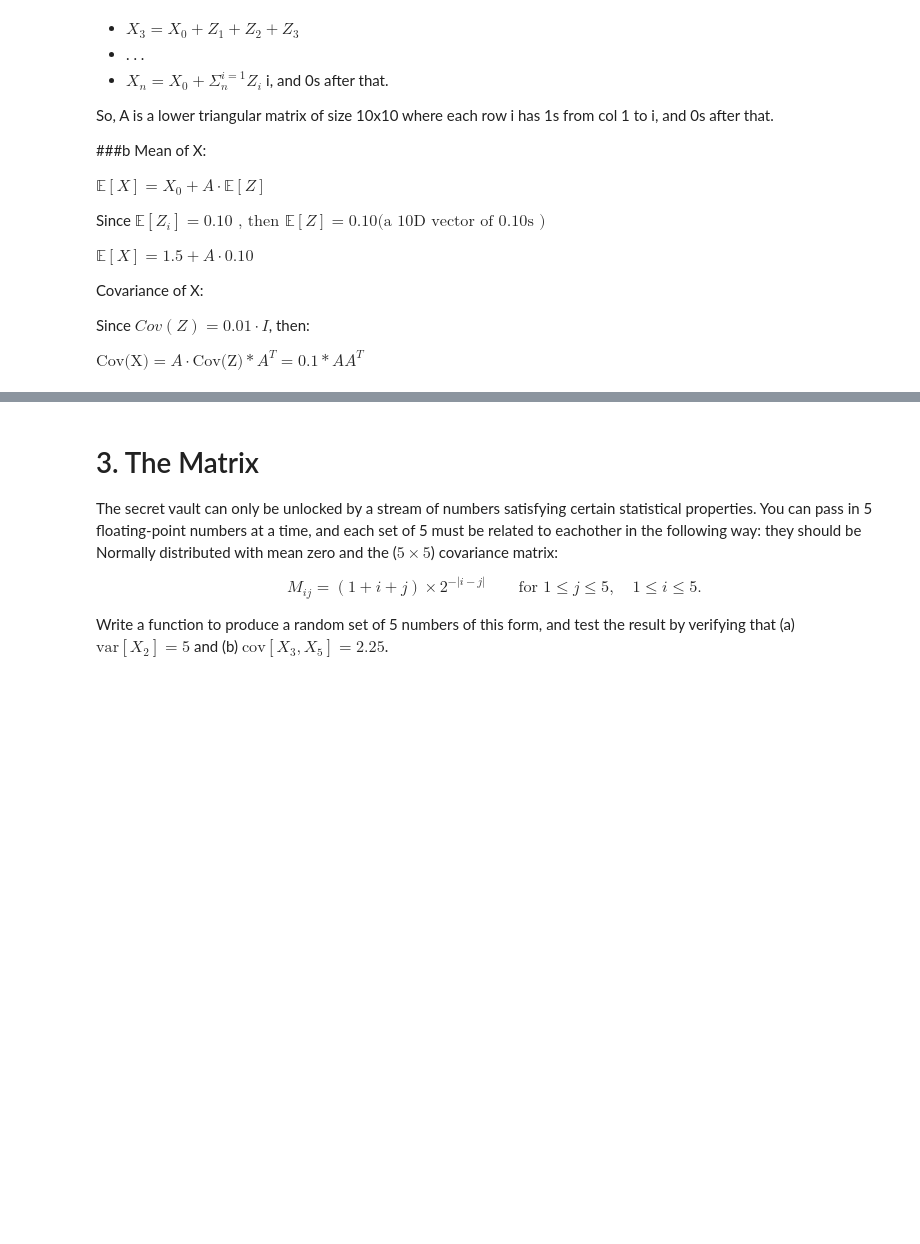
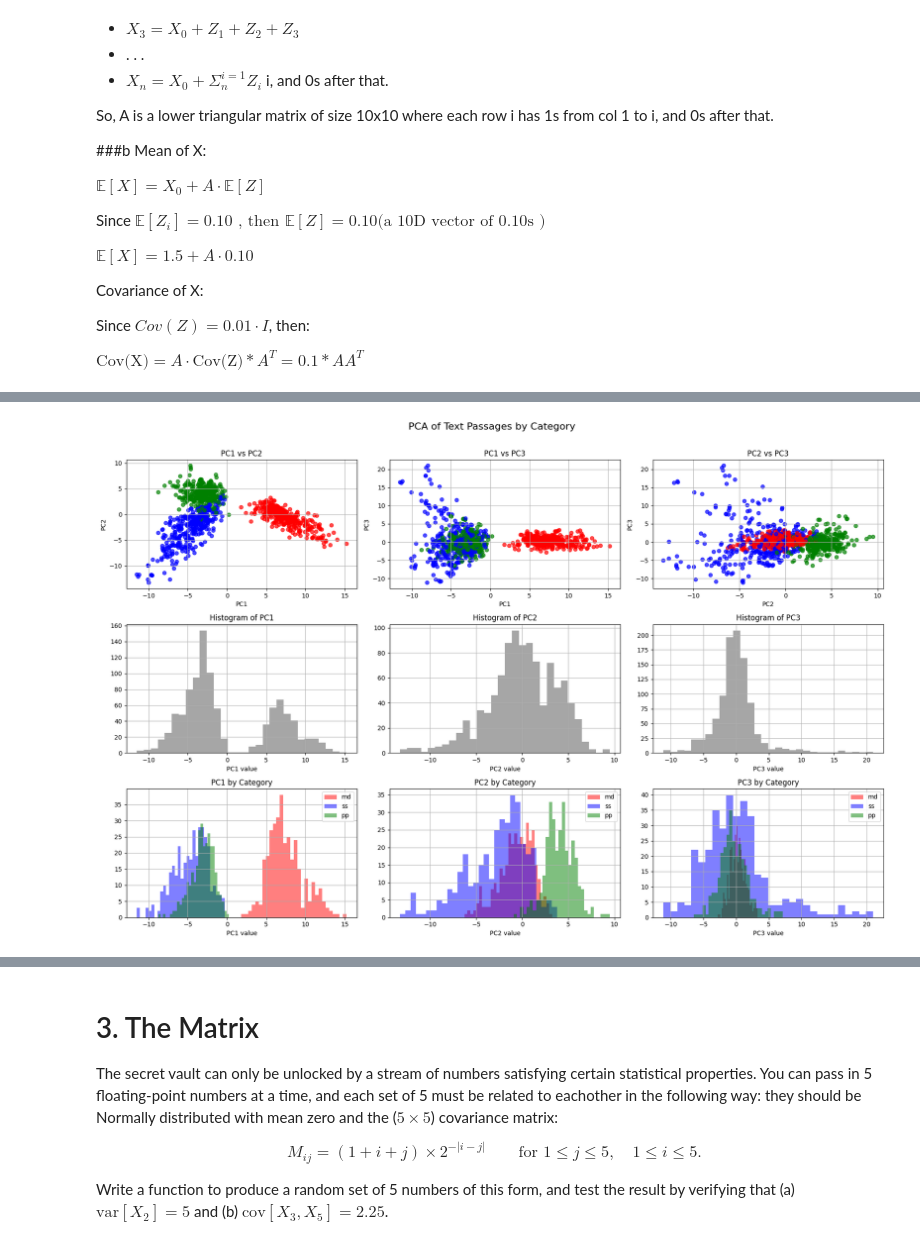
Before and after one commit to vikthebrik/DSCI-MATH-345, a Jupyter notebook: HW6/HW06.ipynb, the cells around one changed output, grey strips where cells are left out. Cells and saved outputs as stored; diff of their text form; code cells hidden in the pictures; blank space fills up the shorter version.

```diff
--- a/HW6/HW06.ipynb
+++ b/HW6/HW06.ipynb
@@ -120,0 +126,76 @@ but you should *use [scikit-learn](https://scikit-learn.org/stable/modules/gener
+# %%
+# Load data
+with open("passages.txt", "r", encoding="utf-8") as f:
+    passages = f.read().strip().split("\n")
+
+labels_df = pd.read_csv("passage_sources.tsv", sep="\t", header=0)
+assert len(passages) == len(labels_df), "Mismatch in data lengths"
+
+labels_df["passage"] = passages
+categories = labels_df["source"]
+
+# Vectorize
+vectorizer = CountVectorizer(stop_words="english", max_features=1000)
+X_counts = vectorizer.fit_transform(labels_df["passage"])
+
+# PCA
+scaler = StandardScaler(with_mean=False)
+pca = PCA(n_components=3)
+X_pca = make_pipeline(scaler, pca).fit_transform(X_counts.toarray())
+explained = pca.explained_variance_ratio_
+
+# Color mapping
+color_map = {"md": "red", "ss": "blue", "pp": "green"}
+colors = categories.map(color_map)
+
+# Set up 3x3 grid
+fig, axes = plt.subplots(3, 3, figsize=(18, 12))
+fig.suptitle("PCA of Text Passages by Category", fontsize=16)
+
+# Row 1: Pairwise Scatter Plots
+axes[0, 0].scatter(X_pca[:, 0], X_pca[:, 1], c=colors, alpha=0.7)
+axes[0, 0].set_title("PC1 vs PC2")
+axes[0, 0].set_xlabel("PC1")
+axes[0, 0].set_ylabel("PC2")
+axes[0, 0].grid(True)
+
+axes[0, 1].scatter(X_pca[:, 0], X_pca[:, 2], c=colors, alpha=0.7)
+axes[0, 1].set_title("PC1 vs PC3")
+axes[0, 1].set_xlabel("PC1")
+axes[0, 1].set_ylabel("PC3")
+axes[0, 1].grid(True)
+
+axes[0, 2].scatter(X_pca[:, 1], X_pca[:, 2], c=colors, alpha=0.7)
+axes[0, 2].set_title("PC2 vs PC3")
+axes[0, 2].set_xlabel("PC2")
+axes[0, 2].set_ylabel("PC3")
+axes[0, 2].grid(True)
+
+# Row 2: Histograms of PCs
+for i in range(3):
+    axes[1, i].hist(X_pca[:, i], bins=30, alpha=0.7, color="gray")
+    axes[1, i].set_title(f"Histogram of PC{i+1}")
+    axes[1, i].set_xlabel(f"PC{i+1} value")
+    axes[1, i].grid(True)
+
+# Row 3: Histograms of PCs split by category
+for i in range(3):
+    for cat, color in color_map.items():
+        mask = (categories == cat).values
+        axes[2, i].hist(X_pca[mask, i], bins=30, alpha=0.5, label=cat, color=color)
+    axes[2, i].set_title(f"PC{i+1} by Category")
+    axes[2, i].set_xlabel(f"PC{i+1} value")
+    axes[2, i].grid(True)
+    axes[2, i].legend()
+
+plt.tight_layout(rect=[0, 0, 1, 0.97])
+plt.show()
+
+# Print explained variance
+print("Explained Variance:")
+print(f"PC1: {explained[0]*100:.2f}%")
+print(f"PC2: {explained[1]*100:.2f}%")
+print(f"PC3: {explained[2]*100:.2f}%")
+print(f"Total (PC1+PC2+PC3): {explained[:3].sum()*100:.2f}%")
+# %% [output]
+[figure, added]
```
Also changed, not shown: parts of 6 cells of this notebook, 1 other file.
